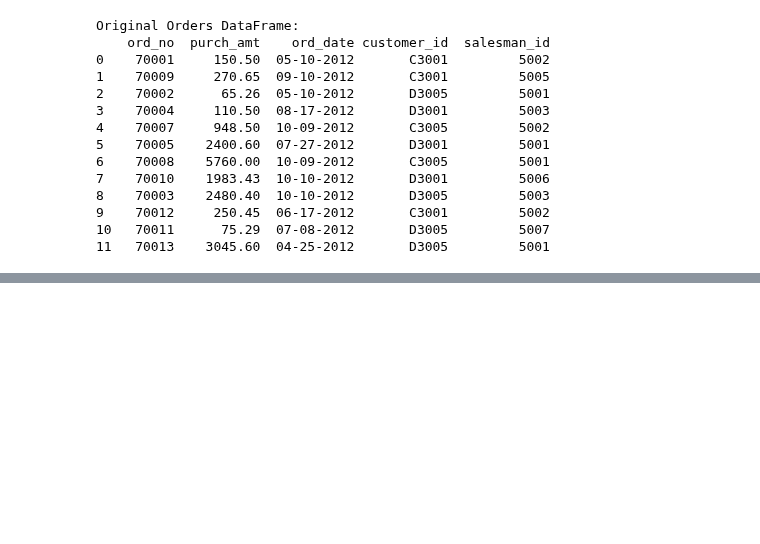
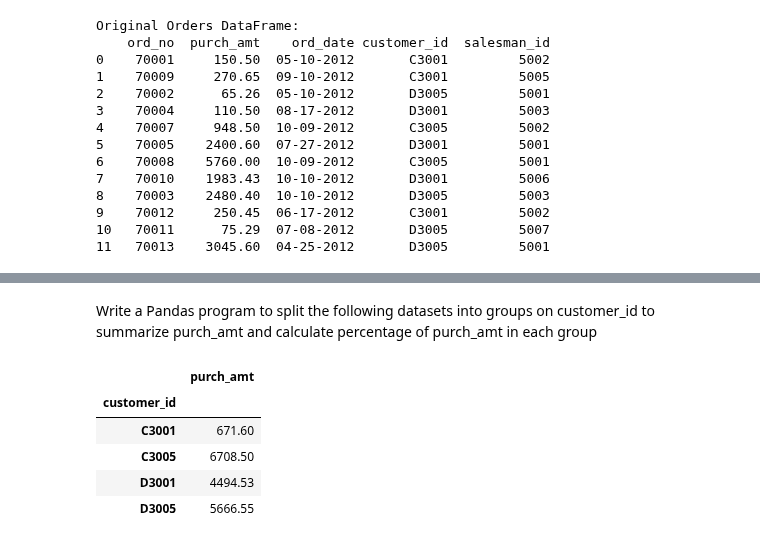
Before and after one commit to vibhutivadje/Python_for_Data_Analysis, a Jupyter notebook: student_data_analysis.ipynb, the cells around one changed output, grey strips where cells are left out. Saved outputs shown, nothing was run; the diff lists cells and outputs as text; code cells hidden in the pictures; blank space fills up the shorter version.

```diff
--- a/student_data_analysis.ipynb
+++ b/student_data_analysis.ipynb
@@ -789,0 +808,12 @@ Original Orders DataFrame:
+# %% [markdown]
+Write a Pandas program to split the following datasets into groups on customer_id to summarize purch_amt and calculate percentage of purch_amt in each group
+# %%
+gr_data = df.groupby('customer_id').agg({'purch_amt':'sum'})
+gr_data
+# %% [output]
+|  | purch_amt |
+| customer_id |  |
+| C3001 | 671.60 |
+| C3005 | 6708.50 |
+| D3001 | 4494.53 |
+| D3005 | 5666.55 |
```
Also changed, not shown: parts of 3 cells of this notebook.
